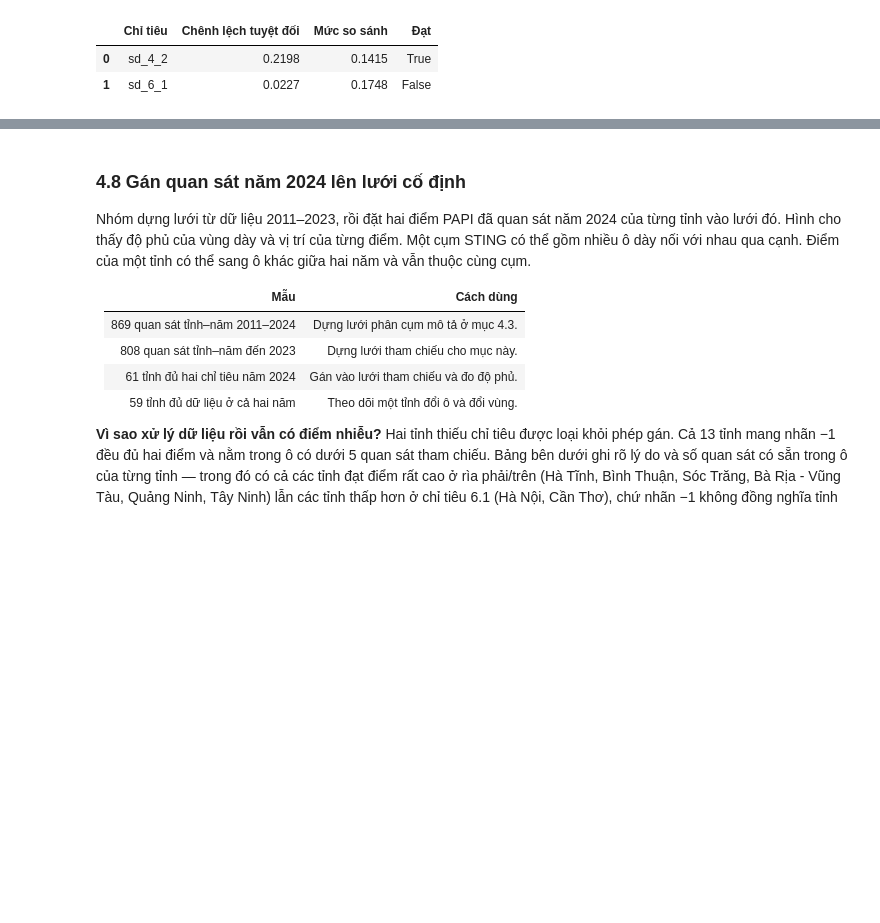
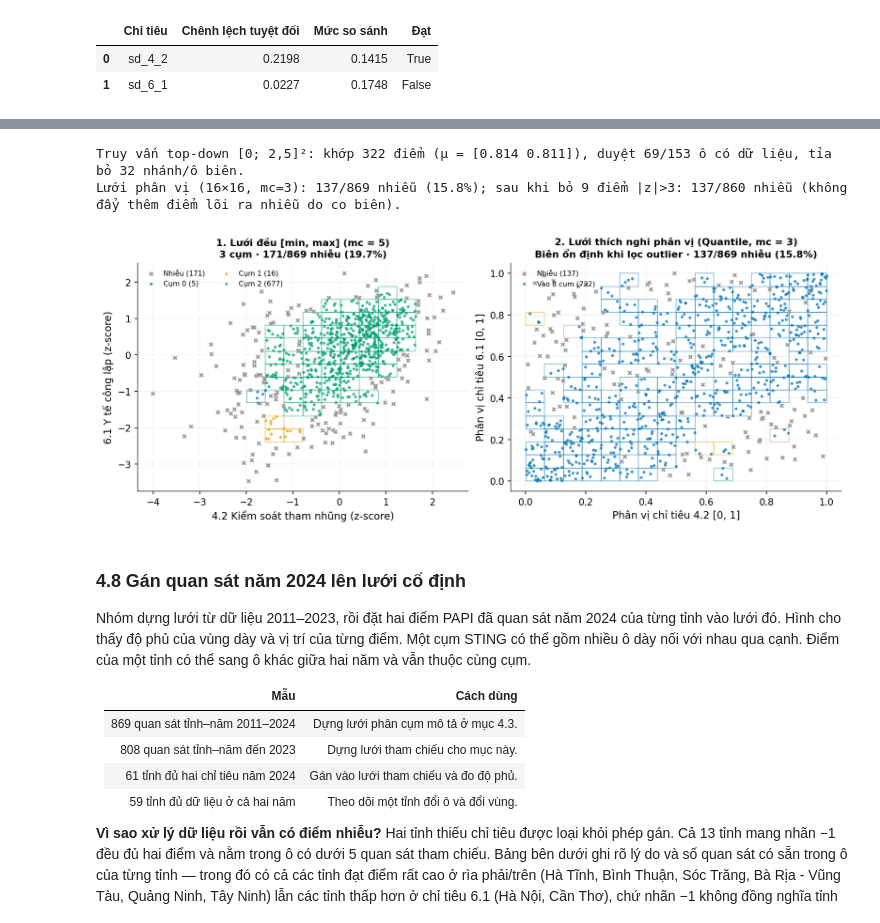
Before and after one commit to JasonTM17/Grid_Based_Sociology, a Jupyter notebook: notebooks/Nhom15_GiuaKy_STING_PAPI.ipynb, the cells around one changed output, grey strips where cells are left out. Saved outputs shown, nothing was run; the diff lists cells and outputs as text; code cells hidden in the pictures; blank space fills up the shorter version.

Commit message:
feat(sting): implement top-down query pruning, quantile grid, and class-balanced evaluation

```diff
--- a/notebooks/Nhom15_GiuaKy_STING_PAPI.ipynb
+++ b/notebooks/Nhom15_GiuaKy_STING_PAPI.ipynb
@@ -690,3 +696,67 @@ Thêm significance_z=2.0: 46 ô đạt, 4 cụm, 270/869 điểm nhiễu.
+# %%
+from matplotlib.patches import Rectangle
+from scripts.common.fig_style import CLUSTER_COLORS, PALETTE, style_context
+
+# 1. Kiểm chứng truy vấn top-down vs query_rect trên góc phần tư hiệu suất cao
+q_rect_box = [(0.0, 2.5), (0.0, 2.5)]
+res_full = grid_model.query_rect(q_rect_box, level=2)
+res_td = grid_model.query_top_down(q_rect_box, confidence=0.95, level=2)
+assert res_td["count"] == res_full["count"]
+np.testing.assert_allclose(res_td["mean"], res_full["mean"])
+total_occ = sum(len(grid_model.cells_[lvl]) for lvl in range(grid_model.n_levels))
+print(
+    f"Truy vấn top-down [0; 2,5]²: khớp {res_td['count']} điểm (μ = {res_td['mean'].round(3)}), "
+    f"duyệt {res_td['visited_cells']}/{total_occ} ô có dữ liệu, "
+    f"tỉa bỏ {res_td['pruned_cells']} nhánh/ô biên."
+)
+
+# 2. Lưới đều vs Lưới thích nghi theo phân vị (Quantile Grid, mc=3)
+Xq = pd.DataFrame(Xz).rank(pct=True).to_numpy()
+mq = STING(n_levels=3, factor=4, min_count=3).fit(Xq)
+lq = mq.cluster(level=2, connectivity=1)
+Xq_trim = pd.DataFrame(Xz[~z_flag]).rank(pct=True).to_numpy()
+lq_trim = STING(n_levels=3, factor=4, min_count=3).fit(Xq_trim).cluster(level=2, connectivity=1)
+print(
+    f"Lưới phân vị (16×16, mc=3): {int((lq == -1).sum())}/{len(lq)} nhiễu ({(lq == -1).mean():.1%}); "
+    f"sau khi bỏ 9 điểm |z|>3: {int((lq_trim == -1).sum())}/{len(lq_trim)} nhiễu "
+    f"(không đẩy thêm điểm lõi ra nhiễu do co biên)."
+)
+
+with style_context():
+    fig, (ax_u, ax_q) = plt.subplots(1, 2, figsize=(11.2, 4.35), dpi=150, layout="constrained")
+    for idx_cell, cid in grid_model.label_of_.items():
+        cell = grid_model.cells_[2][idx_cell]
+        ax_u.add_patch(Rectangle(cell.bounds_min, *(cell.bounds_max - cell.bounds_min),
+                                 facecolor="none", edgecolor=CLUSTER_COLORS.get(cid, PALETTE["purple"]), linewidth=0.75, alpha=0.6))
+    ns_u = lab == -1
+    ax_u.scatter(Xz[ns_u, 0], Xz[ns_u, 1], s=14, color=PALETTE["gray"], marker="x", label=f"Nhiễu ({int(ns_u.sum())})", zorder=2)
+    for cid in sorted(set(lab[lab >= 0])):
+        mk = lab == cid
+        ax_u.scatter(Xz[mk, 0], Xz[mk, 1], s=10, color=CLUSTER_COLORS.get(cid, PALETTE["purple"]), alpha=0.72, linewidths=0, label=f"Cụm {cid} ({int(mk.sum())})")
+    ax_u.set_title(f"1. Lưới đều [min, max] (mc = 5)\n3 cụm · {int(ns_u.sum())}/{len(lab)} nhiễu ({ns_u.mean():.1%})", fontsize=10.5)
+    ax_u.set_xlabel("4.2 Kiểm soát tham nhũng (z-score)")
+    ax_u.set_ylabel("6.1 Y tế công lập (z-score)")
+    ax_u.grid(alpha=0.14)
+    ax_u.legend(loc="upper left", fontsize=7.6, framealpha=0.92, ncols=2)
+
+    for idx_cell, cid in mq.label_of_.items():
+        cell = mq.cells_[2][idx_cell]
+        ax_q.add_patch(Rectangle(cell.bounds_min, *(cell.bounds_max - cell.bounds_min),
+                                 facecolor="none", edgecolor=CLUSTER_COLORS.get(cid % 4, PALETTE["purple"]), linewidth=0.75, alpha=0.55))
+    ns_q = lq == -1
+    ax_q.scatter(Xq[ns_q, 0], Xq[ns_q, 1], s=14, color=PALETTE["gray"], marker="x", label=f"Nhiễu ({int(ns_q.sum())})", zorder=2)
+    ax_q.scatter(Xq[~ns_q, 0], Xq[~ns_q, 1], s=10, color=PALETTE["blue"], alpha=0.72, linewidths=0,
+                 label=f"Vào {mq.n_clusters_} cụm ({int((~ns_q).sum())})")
+    ax_q.set_title(f"2. Lưới thích nghi phân vị (Quantile, mc = 3)\nBiên ổn định khi lọc outlier · {int(ns_q.sum())}/{len(lq)} nhiễu ({ns_q.mean():.1%})", fontsize=10.5)
+    ax_q.set_xlabel("Phân vị chỉ tiêu 4.2 [0, 1]")
+    ax_q.set_ylabel("Phân vị chỉ tiêu 6.1 [0, 1]")
+    ax_q.grid(alpha=0.14)
+    ax_q.legend(loc="upper left", fontsize=7.6, framealpha=0.92)
+    plt.show()
+# %% [output]
+Truy vấn top-down [0; 2,5]²: khớp 322 điểm (μ = [0.814 0.811]), duyệt 69/153 ô có dữ liệu, tỉa bỏ 32 nhánh/ô biên.
+Lưới phân vị (16×16, mc=3): 137/869 nhiễu (15.8%); sau khi bỏ 9 điểm |z|>3: 137/860 nhiễu (không đẩy thêm điểm lõi ra nhiễu do co biên).
+[figure, added]
 # %% [markdown]
 ### 4.8 Gán quan sát năm 2024 lên lưới cố định
 
```
Also changed, not shown: parts of 1 cell of this notebook, 14 other files.
